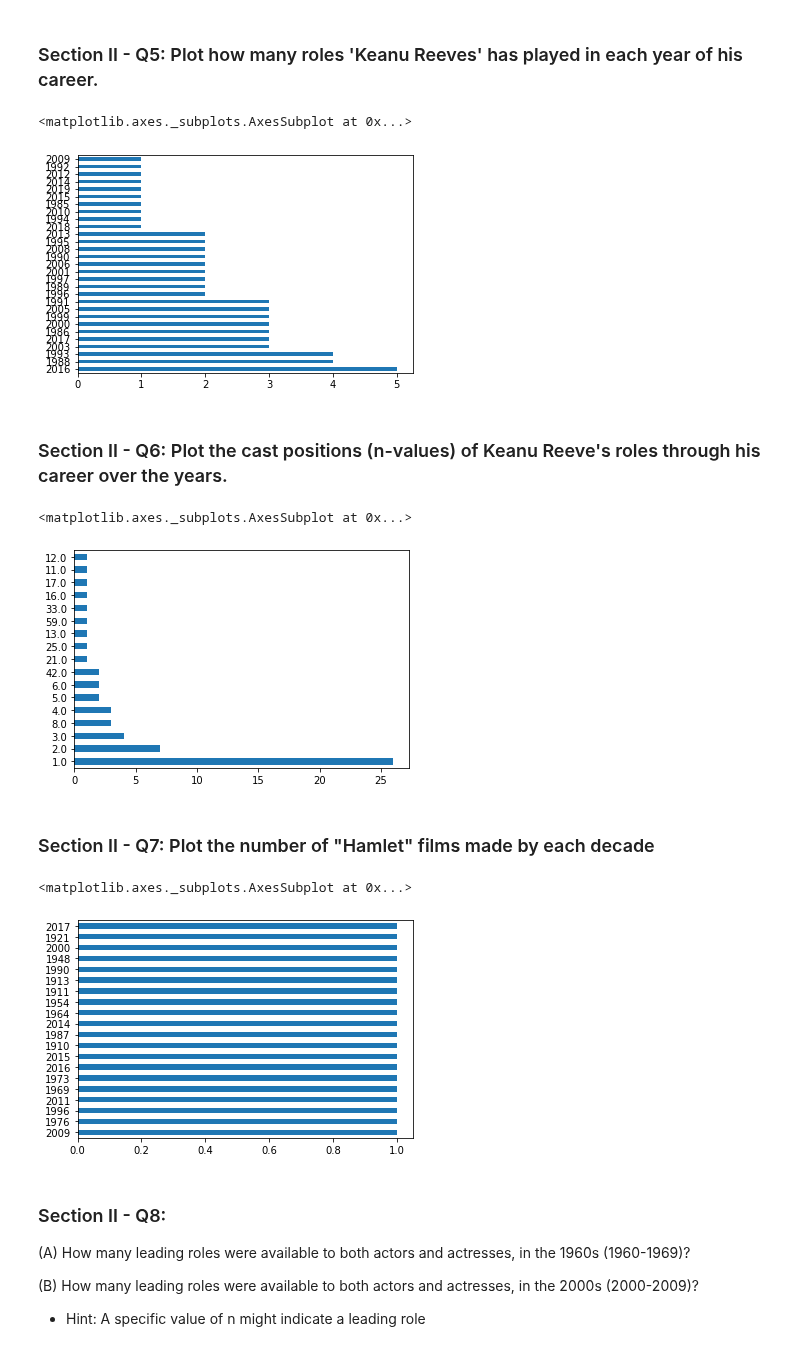
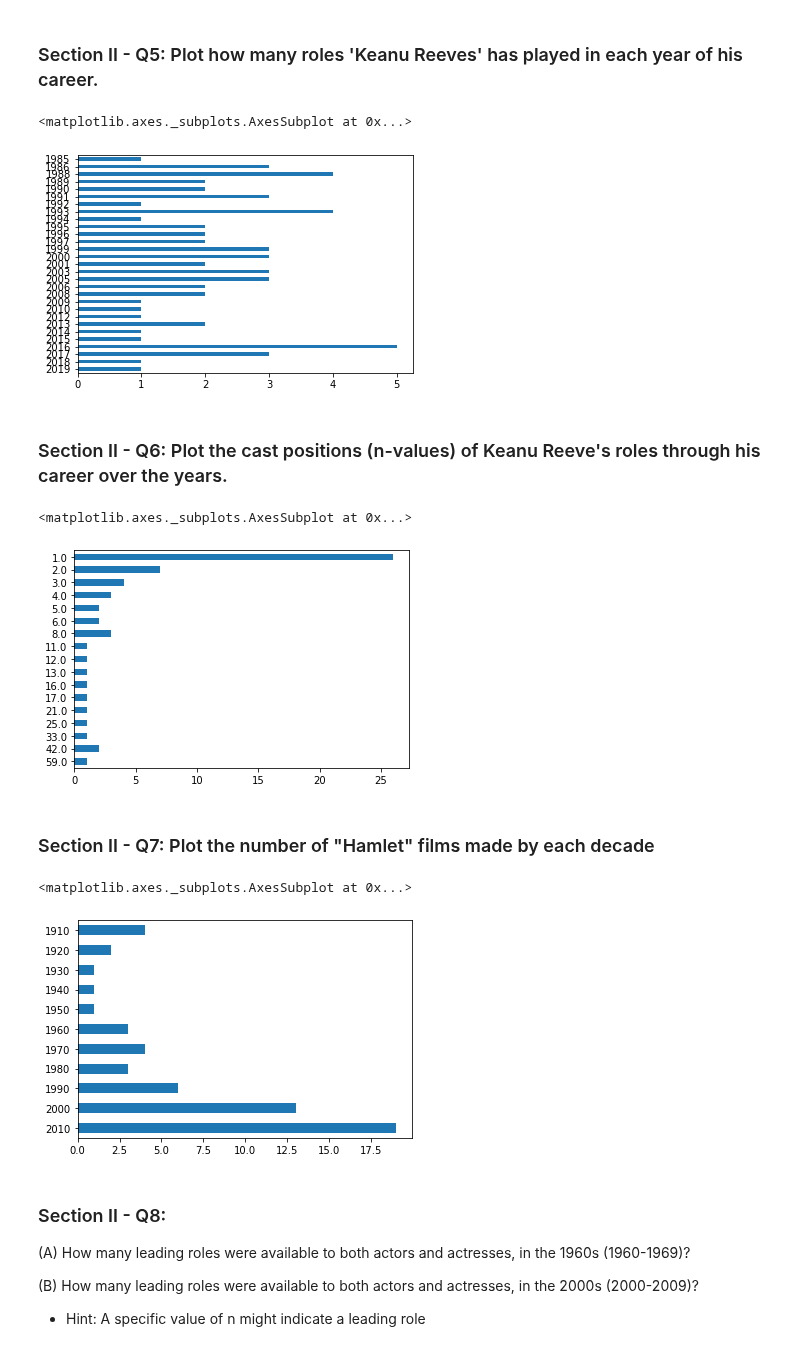
Before and after one commit to aq2oo3/mec-mini-projects, a Jupyter notebook: mec-5.3.10-data-wranging-with-pandas-mini-project/Mini_Project_Data_Wrangling_Pandas.ipynb, the cells around one changed output. Saved outputs shown, nothing was run; the diff lists cells and outputs as text; code cells hidden in the pictures.

```diff
--- a/mec-5.3.10-data-wranging-with-pandas-mini-project/Mini_Project_Data_Wrangling_Pandas.ipynb
+++ b/mec-5.3.10-data-wranging-with-pandas-mini-project/Mini_Project_Data_Wrangling_Pandas.ipynb
@@ -411,0 +391,4 @@ Length: 21598, dtype: int64
+# %%
+movies['decade']=movies.year//10 * 10
+movies.head()
+movies.decade.value_counts().sort_index(ascending = False).plot(kind='barh')
@@ -507,27 +489,27 @@ dtype: int64
 # %% [markdown]
 ### Section II - Q5: Plot how many roles 'Keanu Reeves' has played in each year of his career.
 # %%
-kr2 = cast[cast.name == "Keanu Reeves"].year.value_counts()
+kr2 = cast[cast.name == "Keanu Reeves"].year.value_counts().sort_index(ascending = False)
 kr2.plot(kind='barh')
 # %% [output]
 <matplotlib.axes._subplots.AxesSubplot at 0x...>
-[figure, old version]
+[figure, new version]
 # %% [markdown]
 ### Section II - Q6: Plot the cast positions (n-values) of Keanu Reeve's roles through his career over the years.
 # %%
-kr3 = cast[cast.name == "Keanu Reeves"].n.value_counts()
+kr3 = cast[cast.name == "Keanu Reeves"].n.value_counts().sort_index(ascending = False)
 kr3.plot(kind='barh')
 # %% [output]
 <matplotlib.axes._subplots.AxesSubplot at 0x...>
-[figure, old version]
+[figure, new version]
 # %% [markdown]
 ### Section II - Q7: Plot the number of "Hamlet" films made by each decade
 # %%
-h2 = movies[movies.title == "Hamlet"].year.value_counts()
+h2 = movies[movies.title.str.contains('Hamlet')].decade.value_counts().sort_index(ascending = False)
 h2.plot(kind='barh')
 # %% [output]
 <matplotlib.axes._subplots.AxesSubplot at 0x...>
-[figure, old version]
+[figure, new version]
 # %% [markdown]
 ### Section II - Q8:
 
```
Also changed, not shown: parts of 20 cells of this notebook.
